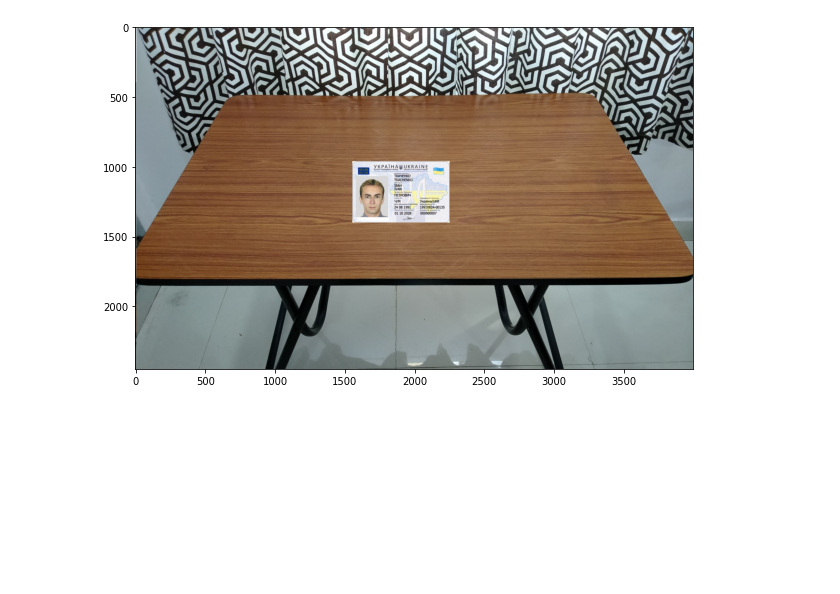
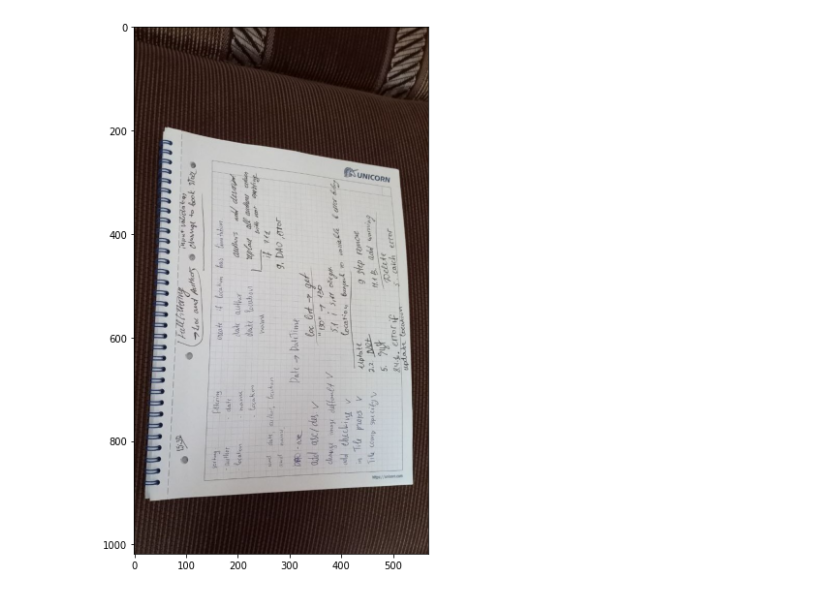
Before and after one commit to vladyslavar/document-scanner, a Jupyter notebook: doc_scanner.ipynb, the cells around one changed output. Cells and saved outputs as stored; diff of their text form; code cells hidden in the pictures; blank space fills up the shorter version.

```diff
--- a/doc_scanner.ipynb
+++ b/doc_scanner.ipynb
@@ -1,14 +1,14 @@
 # %%
 import matplotlib.pyplot as plt
 
 def show_image(image):
     fig, ax = plt.subplots(figsize=(10, 10))
     plt.imshow(image)
 
-image = plt.imread('./test_passport.jpg')
+image = plt.imread('./my_doc.jpg')
 show_image(image)
 # %% [output]
-[figure, old version]
+[figure, new version]
 # %%
 import cv2
 import numpy as np
```
Also changed, not shown: parts of 2 cells of this notebook.
